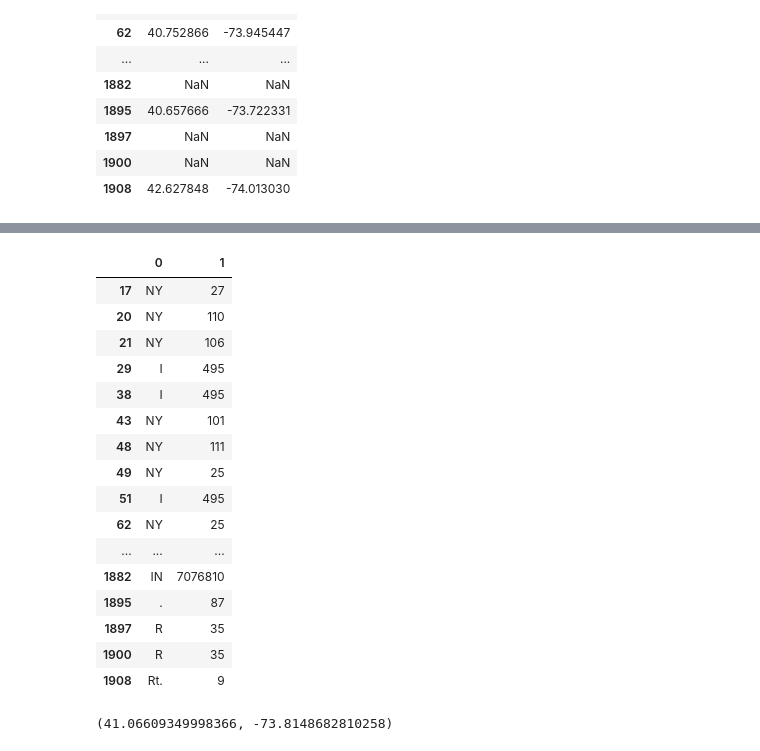
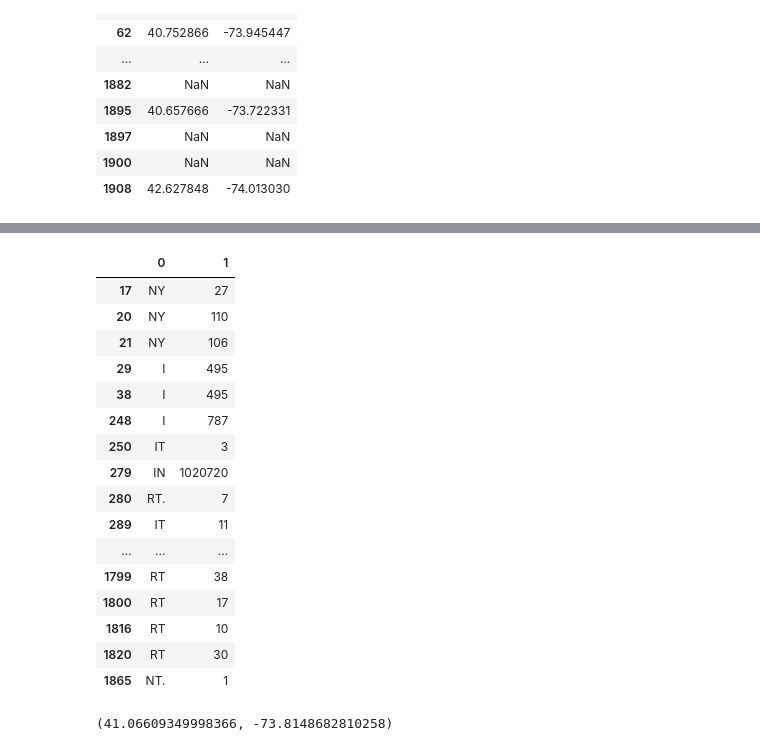
Before and after one commit to AVelaryon/GIS-Exploration, a Jupyter notebook: GISPRoj.ipynb, the cells around one changed output, grey strips where cells are left out. Drawn from its saved outputs; the diff is of its cells as text; code cells hidden in the pictures.

```diff
--- a/GISPRoj.ipynb
+++ b/GISPRoj.ipynb
@@ -154,34 +174,34 @@ pd.DataFrame(location_data)
 # %%
 pd.set_option('display.max_rows', 300)
 regex = r'(\d+\s\w+\s[RAdVEveoOaD]+)'
 regex1 = r'(\s[\w\s]+and\s[\w\s]+)'
 regex2 = r'(?<=between\s)([\w\s]+)and([\w\s]+)|(?<=from\s)([\w\s]+)to([\w\s]+)'
 regex3 = r'(?<=FROM\s)([\w\d\s]+)'
 regex4 = r'([NYIRtT\.]+)\s?(\d+)'
 regex5 = r'([NYIRtT\.]+-\d+)'
 # completed_dropped_contruct.project_status.str.replace(regex4, r'\1-\2', regex=True).str.extract(regex5).dropna()
-completed_dropped_contruct.project_status.str.extract(regex4).dropna()
+completed_dropped_contruct.project_title.str.extract(regex4).dropna()
 # completed_dropped_contruct.project_status.str.extract(regex1)
 # for (i, item) in completed_dropped_contruct.public_friendly_description.to_dict().items():
 # completed_dropped_contruct.project_status.to_list()
 # %% [output]
 |  | 0 | 1 |
 | 17 | NY | 27 |
 | 20 | NY | 110 |
 | 21 | NY | 106 |
 | 29 | I | 495 |
 | 38 | I | 495 |
-| 43 | NY | 101 |
-| 48 | NY | 111 |
-| 49 | NY | 25 |
-| 51 | I | 495 |
-| 62 | NY | 25 |
+| 248 | I | 787 |
+| 250 | IT | 3 |
+| 279 | IN | 1020720 |
+| 280 | RT. | 7 |
+| 289 | IT | 11 |
 | ... | ... | ... |
-| 1882 | IN | 7076810 |
-| 1895 | . | 87 |
-| 1897 | R | 35 |
-| 1900 | R | 35 |
-| 1908 | Rt. | 9 |
+| 1799 | RT | 38 |
+| 1800 | RT | 17 |
+| 1816 | RT | 10 |
+| 1820 | RT | 30 |
+| 1865 | NT. | 1 |
 # %%
 completed_dropped_contruct.project_status.str.replace(r'')
 # %%
```
Also changed, not shown: parts of 5 cells of this notebook.
